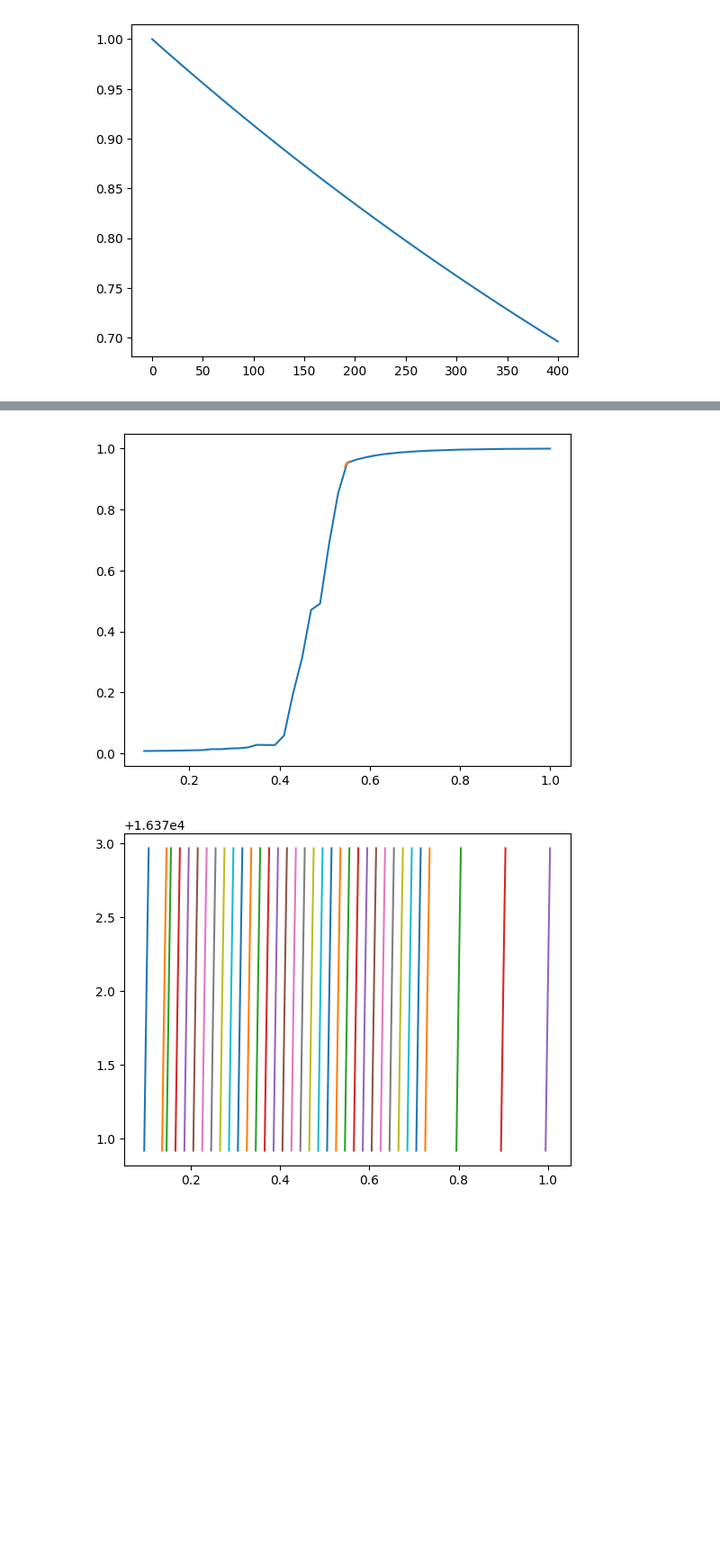
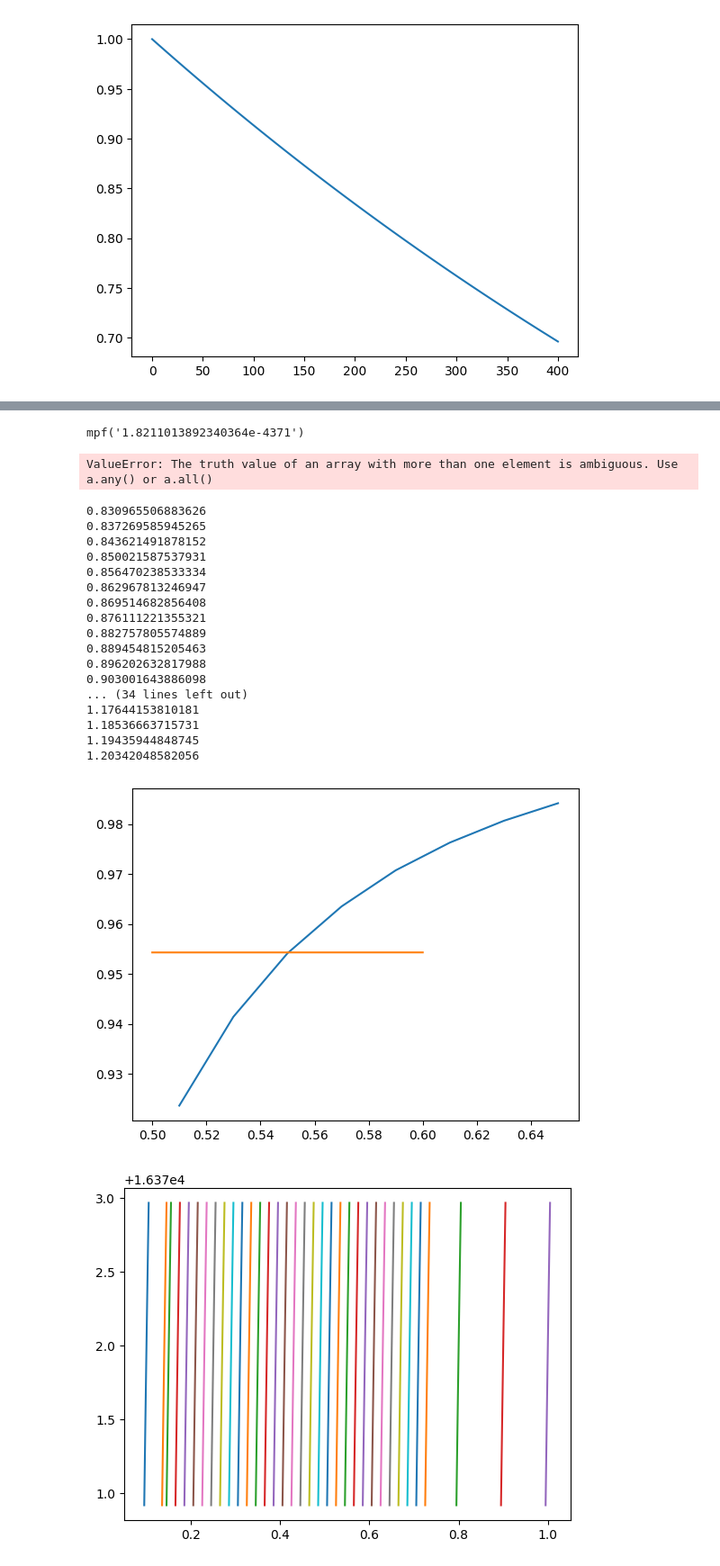
Before and after one commit to ChriGomm/MonteCarlo, a Jupyter notebook: code/auswertung.ipynb, the cells around one changed output, grey strips where cells are left out. Shown: that part at 90% size. Cells and saved outputs as stored; diff of their text form; code cells hidden in the pictures; blank space fills up the shorter version.

```diff
--- a/code/auswertung.ipynb
+++ b/code/auswertung.ipynb
@@ -403,3 +413,12 @@ def error_reweight(beta,beta0,obs,Ham,jack_cut):
     for i in range(obs_jack.shape[0]):
         jack_vals[:,i] = reweighting(beta,beta0,obs_jack[i],Ham_jack[i])
     return np.std(jack_vals,axis=1), np.mean(jack_vals,axis=1)
+# %%
+mean_mag = np.mean(np.abs(data_mag),axis=1)
+# %%
+count =0
+for i in range(data_ham.shape[0]):
+    for j in range(data_ham.shape[1]):
+        if (data_ham[i,j]>0):
+            count+=1
+count
@@ -406,24 +433,71 @@ def error_reweight(beta,beta0,obs,Ham,jack_cut):
+# %%
+def reweighting(beta,beta0,obs,Ham):
+    reweighted_mean = np.zeros((len(beta),len(Ham)))
+    for i in range(len(beta)):
+        sign = np.sign(beta[i]-beta0)
+        reweighted_mean[i,:] =np.exp(-(beta[i]-beta0)*Ham)**V*np.exp(-sign*)
+        # reweighted_mean[i] = np.sum(((obs*V)**(1/V)*np.exp(-(beta[i]-beta0)*Ham))**V)/z
+    return reweighted_mean/V
+# %%
+a= np.zeros(5)
+ma.exp(data_ham[1,10000]*V)
+# %% [output]
+mpf('1.8211013892340364e-4371')
+# %%
+absH = np.abs(data_ham)
+countFit =np.zeros((35))
+maxi = np.max(absH,axis=1)
+mask = (np.dot(1/maxi,absH)>=0.96 and np.dot(1/maxi,absH)<=1.4)
+for i in range(35):
+    for j in range(absH.shape[1]):
+        if (mask[i,j]):
+            countFit[i] += 1
+
+countFit/absH.shape[1]
+# %% [output]
+ValueError: The truth value of an array with more than one element is ambiguous. Use a.any() or a.all()
 # %%
 bn =35
 beta = list(np.zeros(35))
 for i in range(30):
     beta[i+2]= 0.15 +0.6/30*i
 for i in range(2):
     beta[i] = 0.1+0.04*i
 for i in range(3):
     beta[i+32]= 0.8+ 0.1*i
 idx = 22
 beta0 = beta[idx]
-beta_intvl = np.linspace(beta0-0.005,beta0+0.005)
+steps = 30
+a_bd = beta0-0.05
+b_bd = beta
+beta_intvl = np.linspace(beta0-0.05,beta0+0.05)
 mag = np.abs(data_mag[idx,:])
 ham = data_ham[idx,:]
 fig, ax = plt.subplots(1,1)
-ax.plot(beta,np.mean(np.abs(data_mag),axis=1))
-for i in range(bn):
-    ax.plot(beta_intvl,reweighting(beta_intvl,beta0,mag,ham)/128**2)
+# reweighting(beta_intvl,beta0,mag[20000:40000],ham[20000:40000])
+ax.plot(beta[20:28],mean_mag[20:28])
+for i in range(1):
+    ax.plot(beta_intvl,reweighting(beta_intvl,beta0,mag[20000:40000],ham[20000:40000]))
 plt.show()
 # %% [output]
+0.830965506883626
+0.837269585945265
+0.843621491878152
+0.850021587537931
+0.856470238533334
+0.862967813246947
+0.869514682856408
+0.876111221355321
+0.882757805574889
+0.889454815205463
+0.896202632817988
+0.903001643886098
+... (34 lines left out)
+1.17644153810181
+1.18536663715731
+1.19435944848745
+1.20342048582056
-[figure, old version]
+[figure, new version]
 # %%
 bn =35
 beta = list(np.zeros(35))
```
Also changed, not shown: parts of 5 cells of this notebook, 3 other files.
